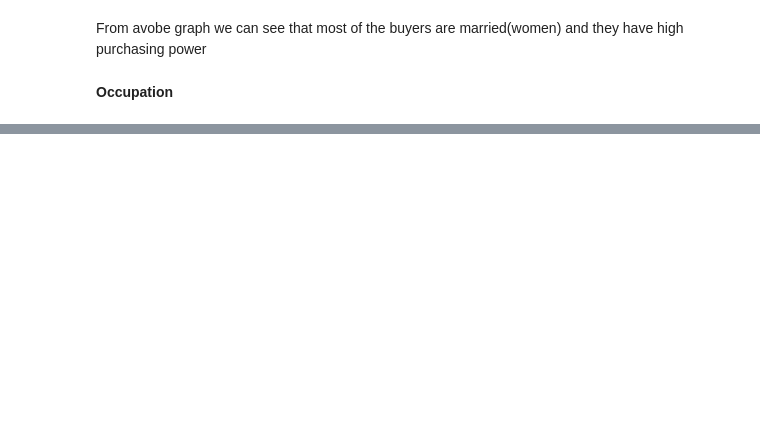
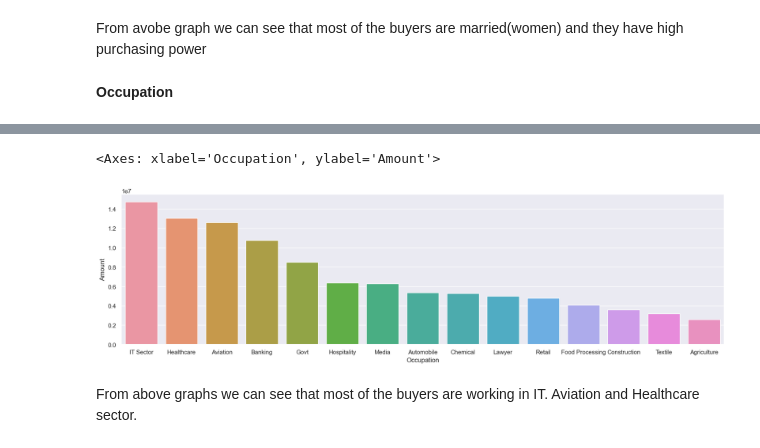
Before and after one commit to Nowshin1009/Data-Analysis-with-python, a Jupyter notebook: Diwali sell analysis/diwali_sales.ipynb, the cells around one changed output, grey strips where cells are left out. Saved outputs shown, nothing was run; the diff lists cells and outputs as text; code cells hidden in the pictures; blank space fills up the shorter version.

```diff
--- a/Diwali sell analysis/diwali_sales.ipynb
+++ b/Diwali sell analysis/diwali_sales.ipynb
@@ -167,0 +176,10 @@ From avobe graph we can see that most of the buyers are married(women) and they
+# %%
+sales_state = df.groupby(['Occupation'],as_index=False)['Amount'].sum().sort_values(by='Amount',ascending=False)
+
+sns.set(rc={'figure.figsize':(20,5)})
+sns.barplot(data = sales_state, x = 'Occupation', y= 'Amount')
+# %% [output]
+<Axes: xlabel='Occupation', ylabel='Amount'>
+[figure, added]
+# %% [markdown]
+From above graphs we can see that most of the buyers are working in IT. Aviation and Healthcare sector.
```
Also changed, not shown: parts of 7 cells of this notebook.
